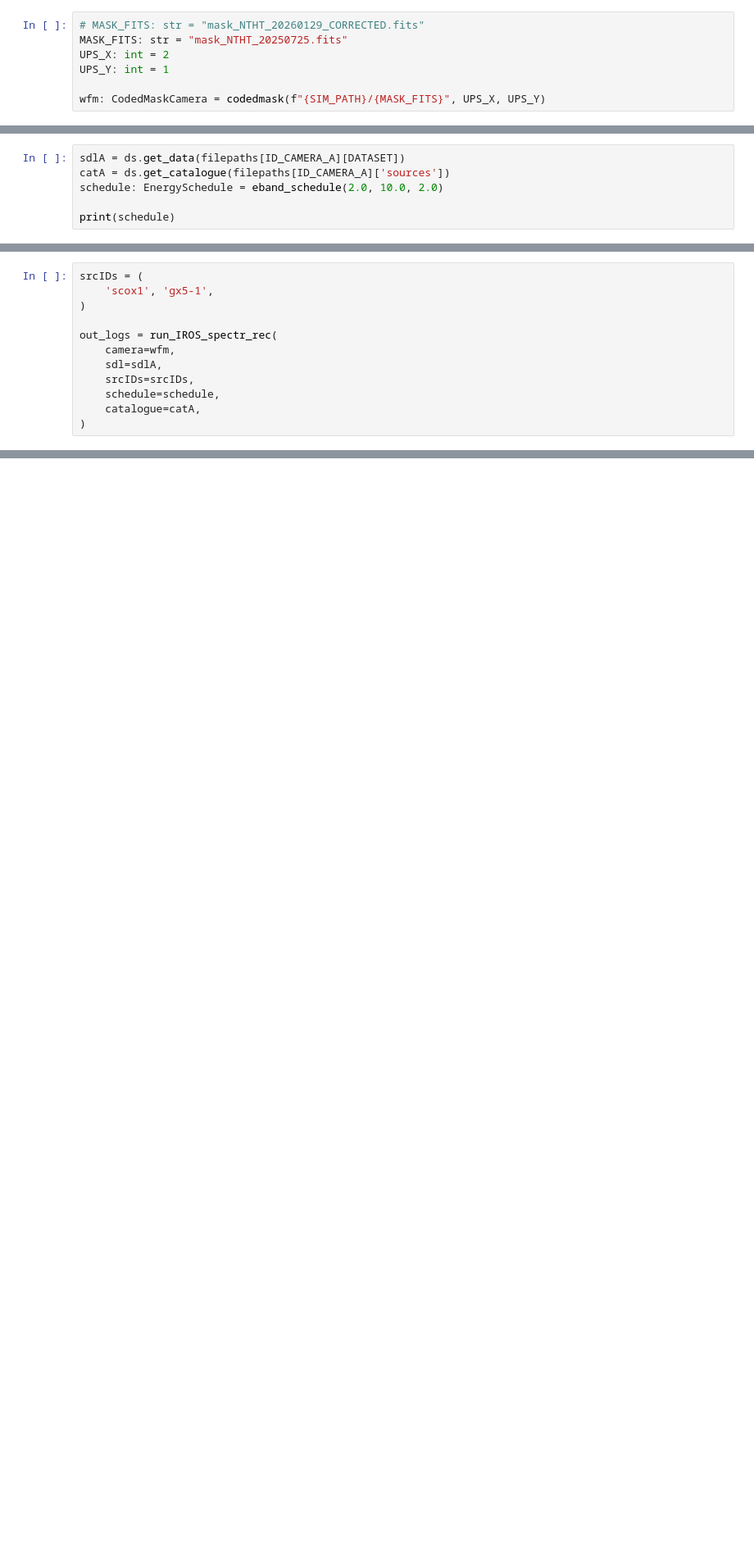
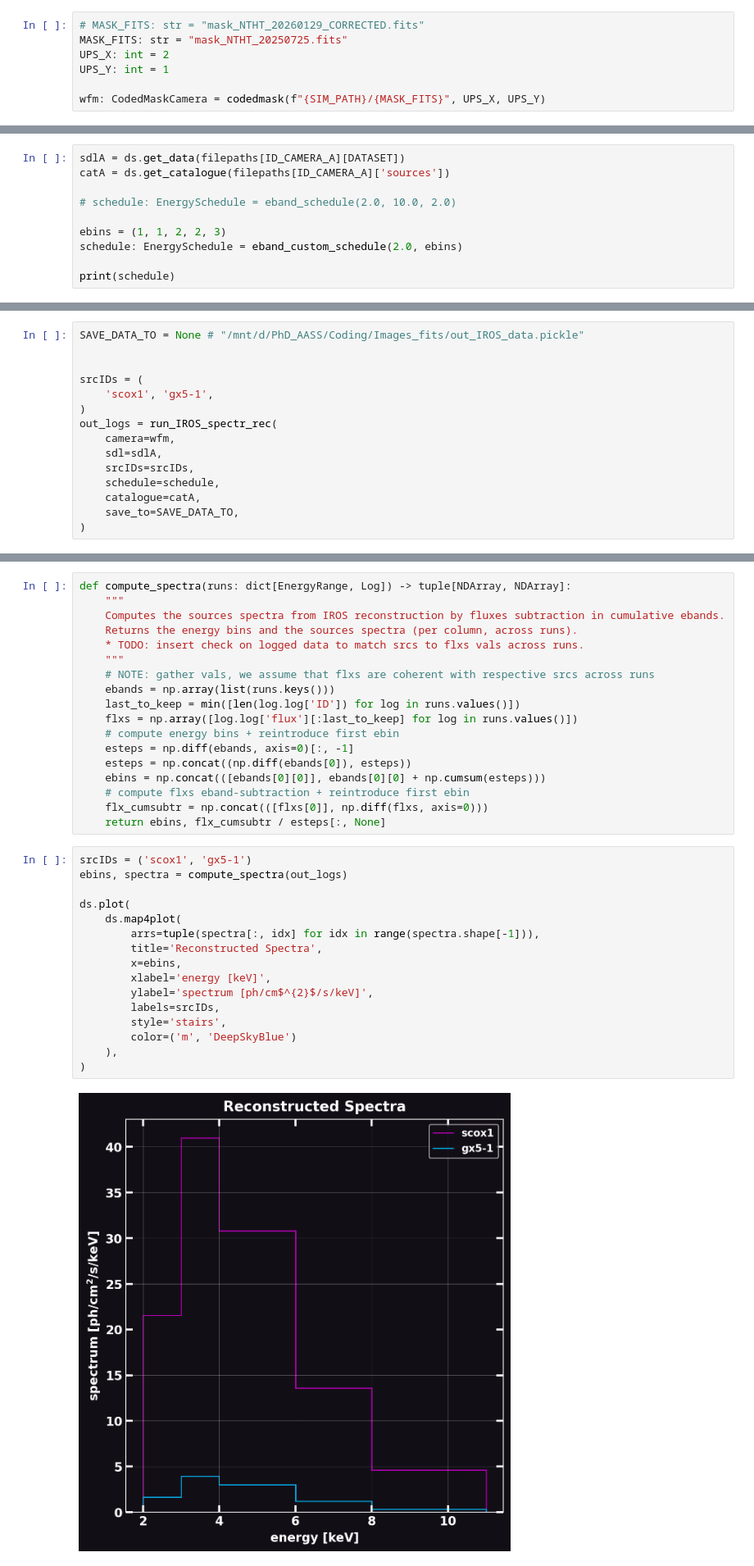
Before and after one commit to EdoardoGiancarli/LearningCodedMasks, a Jupyter notebook: IROS/demo_IROS_spectroscopy.ipynb, the cells around one changed output, grey strips where cells are left out. Shown at 82% size. Cells and saved outputs as stored; diff of their text form; blank space fills up the shorter version.

Commit message:
IROS spectr - completed

```diff
--- a/IROS/demo_IROS_spectroscopy.ipynb
+++ b/IROS/demo_IROS_spectroscopy.ipynb
@@ -149,7 +162,11 @@ def run_IROS_spectr_rec(
 # %%
 sdlA = ds.get_data(filepaths[ID_CAMERA_A][DATASET])
 catA = ds.get_catalogue(filepaths[ID_CAMERA_A]['sources'])
-schedule: EnergySchedule = eband_schedule(2.0, 10.0, 2.0)
+
+# schedule: EnergySchedule = eband_schedule(2.0, 10.0, 2.0)
+
+ebins = (1, 1, 2, 2, 3)
+schedule: EnergySchedule = eband_custom_schedule(2.0, ebins)
 
 print(schedule)
 # %% [output]
@@ -157,13 +174,16 @@ print(schedule)
 # %%
+SAVE_DATA_TO = None # "/mnt/d/PhD_AASS/Coding/Images_fits/out_IROS_data.pickle"
+
+
 srcIDs = (
     'scox1', 'gx5-1',
 )
-
 out_logs = run_IROS_spectr_rec(
     camera=wfm,
     sdl=sdlA,
     srcIDs=srcIDs,
     schedule=schedule,
     catalogue=catA,
+    save_to=SAVE_DATA_TO,
 )
 # %% [output]
@@ -323,0 +335,36 @@ Run 3, eband (2.0, 4.0) keV  |  Sources: ['scox1', 'gx5-1', 'lemx-S1', 'lemx-S2'
+# %%
+def compute_spectra(runs: dict[EnergyRange, Log]) -> tuple[NDArray, NDArray]:
+    """
+    Computes the sources spectra from IROS reconstruction by fluxes subtraction in cumulative ebands.
+    Returns the energy bins and the sources spectra (per column, across runs).
+    * TODO: insert check on logged data to match srcs to flxs vals across runs.
+    """
+    # NOTE: gather vals, we assume that flxs are coherent with respective srcs across runs
+    ebands = np.array(list(runs.keys()))
+    last_to_keep = min([len(log.log['ID']) for log in runs.values()])
+    flxs = np.array([log.log['flux'][:last_to_keep] for log in runs.values()])
+    # compute energy bins + reintroduce first ebin
+    esteps = np.diff(ebands, axis=0)[:, -1]
+    esteps = np.concat((np.diff(ebands[0]), esteps))
+    ebins = np.concat(([ebands[0][0]], ebands[0][0] + np.cumsum(esteps)))
+    # compute flxs eband-subtraction + reintroduce first ebin
+    flx_cumsubtr = np.concat(([flxs[0]], np.diff(flxs, axis=0)))
+    return ebins, flx_cumsubtr / esteps[:, None]
+# %%
+srcIDs = ('scox1', 'gx5-1')
+ebins, spectra = compute_spectra(out_logs)
+
+ds.plot(
+    ds.map4plot(
+        arrs=tuple(spectra[:, idx] for idx in range(spectra.shape[-1])),
+        title='Reconstructed Spectra',
+        x=ebins,
+        xlabel='energy [keV]',
+        ylabel='spectrum [ph/cm$^{2}$/s/keV]',
+        labels=srcIDs,
+        style='stairs',
+        color=('m', 'DeepSkyBlue')
+    ),
+)
+# %% [output]
+[figure, added]
```
Also changed, not shown: parts of 6 cells of this notebook.
